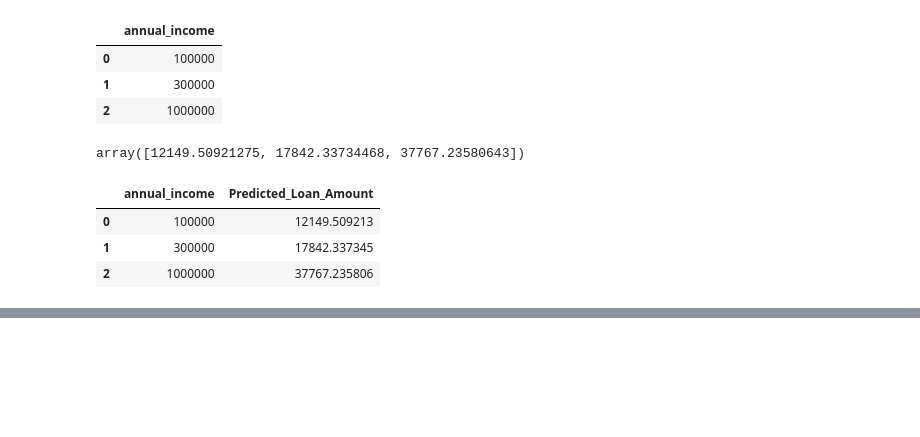
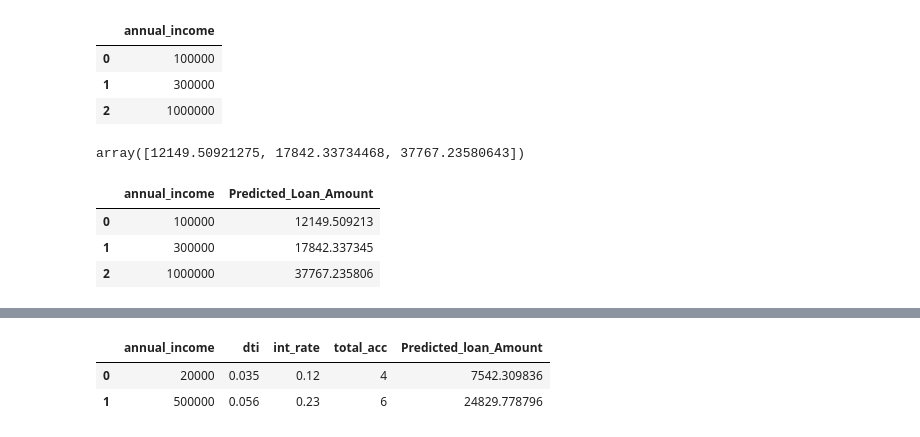
Before and after one commit to Sizan1113/DataScience, a Jupyter notebook: Machine Learning/loanprediction.ipynb, the cells around one changed output, grey strips where cells are left out. Saved outputs shown, nothing was run; the diff lists cells and outputs as text; code cells hidden in the pictures; blank space fills up the shorter version.

```diff
--- a/Machine Learning/loanprediction.ipynb
+++ b/Machine Learning/loanprediction.ipynb
@@ -113,0 +163,19 @@ X_new
+# %%
+new_pred = {
+    'annual_income':[20000,500000],
+    'dti':[0.035,0.056],
+    'int_rate':[0.12,0.23],
+    'total_acc':[4,6]
+}
+# %%
+X_new = pd.DataFrame(new_pred)
+# %%
+Y_new_pred = model.predict(X_new)
+# %%
+X_new['Predicted_loan_Amount'] = Y_new_pred
+# %%
+X_new
+# %% [output]
+|  | annual_income | dti | int_rate | total_acc | Predicted_loan_Amount |
+| 0 | 20000 | 0.035 | 0.12 | 4 | 7542.309836 |
+| 1 | 500000 | 0.056 | 0.23 | 6 | 24829.778796 |
```
Also changed, not shown: parts of 12 cells of this notebook, 6 other files.
